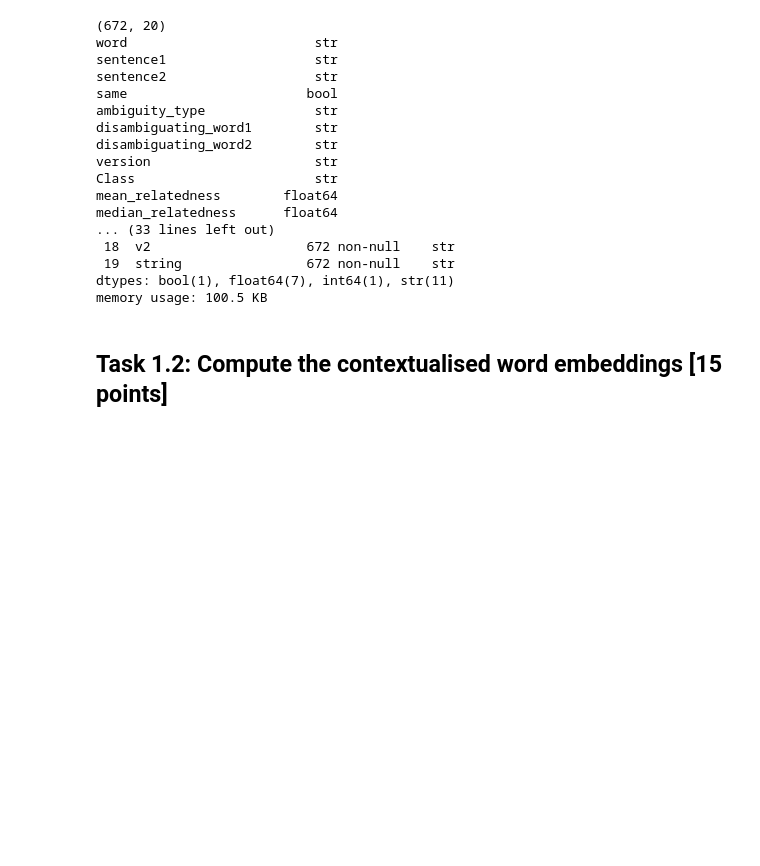
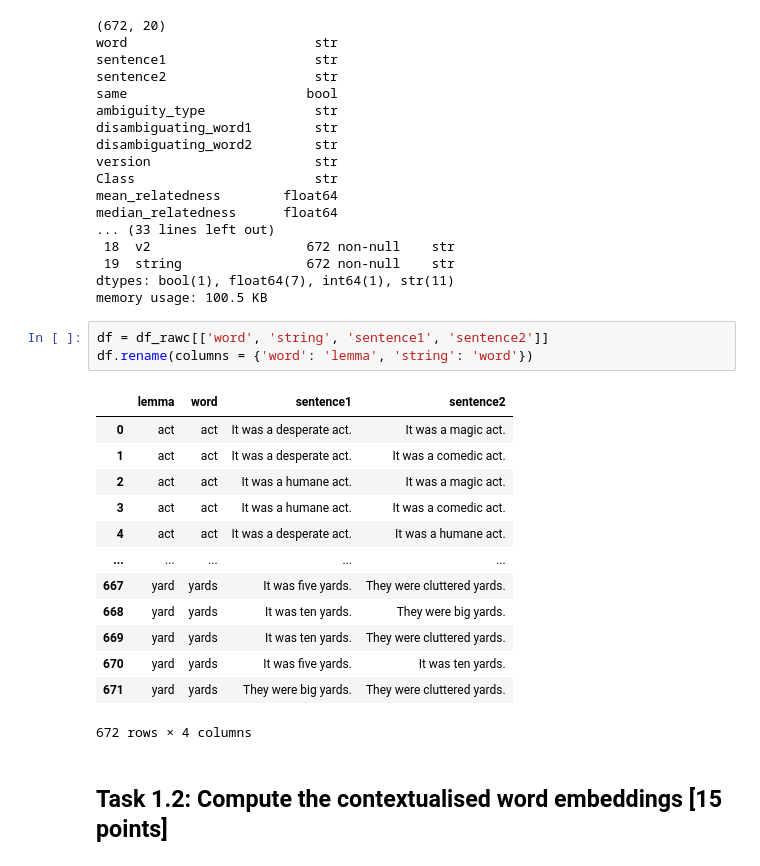
Before and after one commit to kazgar/comp_ling_assignment, a Jupyter notebook: compling26_assignment.ipynb, the cells around one changed output. Drawn from its saved outputs; the diff is of its cells as text; blank space fills up the shorter version.

```diff
--- a/compling26_assignment.ipynb
+++ b/compling26_assignment.ipynb
@@ -72,6 +72,23 @@ median_relatedness      float64
  19  string                672 non-null    str
 dtypes: bool(1), float64(7), int64(1), str(11)
 memory usage: 100.5 KB
+# %%
+df = df_rawc[['word', 'string', 'sentence1', 'sentence2']]
+df.rename(columns = {'word': 'lemma', 'string': 'word'})
+# %% [output]
+|  | lemma | word | sentence1 | sentence2 |
+| 0 | act | act | It was a desperate act. | It was a magic act. |
+| 1 | act | act | It was a desperate act. | It was a comedic act. |
+| 2 | act | act | It was a humane act. | It was a magic act. |
+| 3 | act | act | It was a humane act. | It was a comedic act. |
+| 4 | act | act | It was a desperate act. | It was a humane act. |
+| ... | ... | ... | ... | ... |
+| 667 | yard | yards | It was five yards. | They were cluttered yards. |
+| 668 | yard | yards | It was ten yards. | They were big yards. |
+| 669 | yard | yards | It was ten yards. | They were cluttered yards. |
+| 670 | yard | yards | It was five yards. | It was ten yards. |
+| 671 | yard | yards | They were big yards. | They were cluttered yards. |
+672 rows × 4 columns
 # %% [markdown]
 ## Task 1.2: Compute the contextualised word embeddings [15 points]
 # %% [markdown]
```
Also changed, not shown: parts of 1 cell of this notebook, 1 other file.
